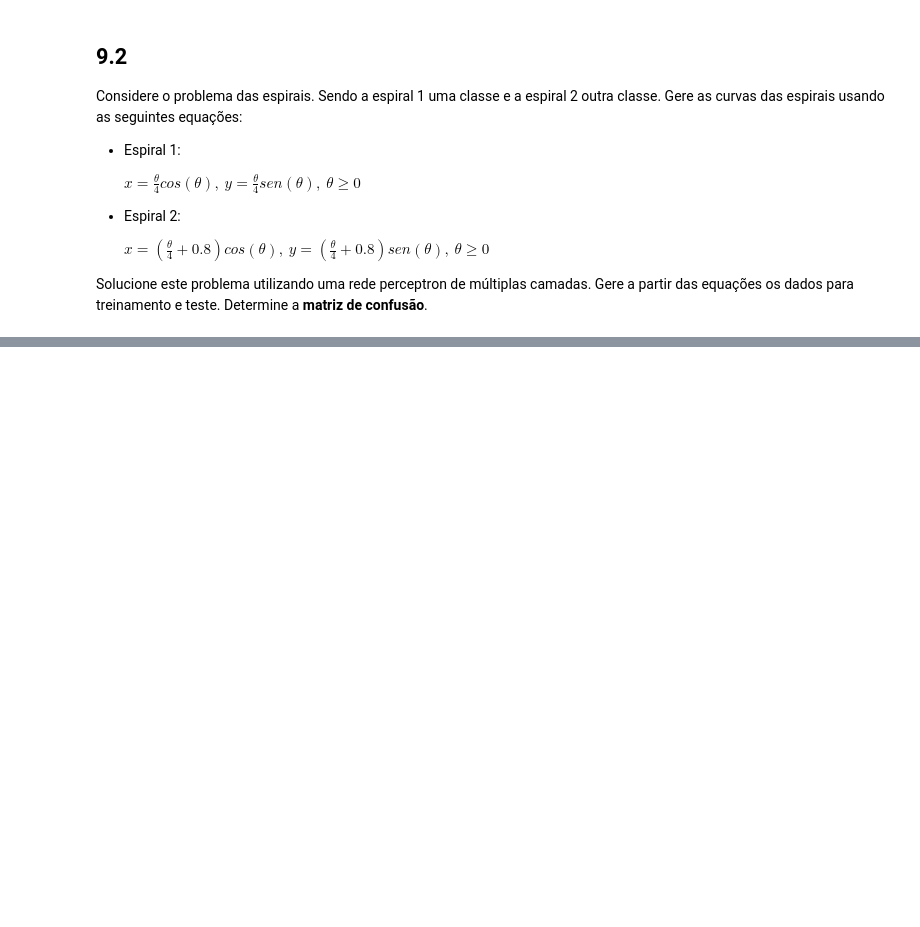
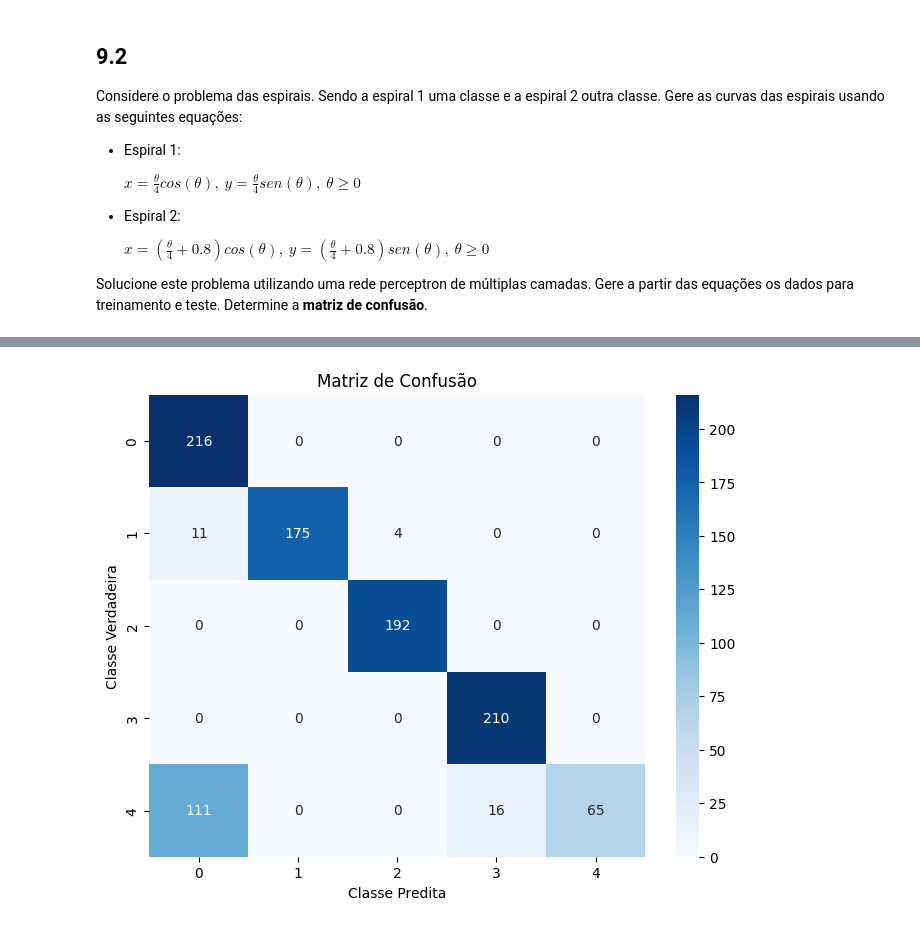
Before and after one commit to thiagotheiry05/Discicplinas-do-Mestrado, a Jupyter notebook: REDES NEURAIS E DEEP LEARNING/UNIDADE1/Questão9Lista1.ipynb, the cells around one changed output, grey strips where cells are left out. Saved outputs shown, nothing was run; the diff lists cells and outputs as text; code cells hidden in the pictures; blank space fills up the shorter version.

```diff
--- a/REDES NEURAIS E DEEP LEARNING/UNIDADE1/Questão9Lista1.ipynb
+++ b/REDES NEURAIS E DEEP LEARNING/UNIDADE1/Questão9Lista1.ipynb
@@ -298,0 +288,26 @@ Matriz de Confusão:
+# %%
+num_samples_per_class = 1000
+num_classes = 5
+
+X = []
+y = []
+
+for i in range(num_classes):
+    radius = np.random.uniform(0, 1)
+    theta = np.random.uniform(i*np.pi/2, (i+1)*np.pi/2, num_samples_per_class)
+    x = radius * np.cos(theta)
+    y_ = radius * np.sin(theta)
+    X.extend(list(zip(x, y_)))
+    y.extend([i] * num_samples_per_class)
+
+X = np.array(X)
+y = np.array(y)
+
+X_train, X_val, y_train, y_val = train_test_split(X, y, test_size=0.2, random_state=42)
+
+# Treinar o Perceptron
+perceptron = Perceptron()
+perceptron.fit(X_train, y_train)
+
+# Fazer previsões no conjunto de validação
+y_pred = perceptron.predict(X_val)
@@ -298,0 +332,13 @@ Matriz de Confusão:
+# %%
+# Calcular matriz de confusão
+conf_matrix = confusion_matrix(y_val, y_pred)
+
+# Plotar matriz de confusão com seaborn
+plt.figure(figsize=(8, 6))
+sns.heatmap(conf_matrix, annot=True, fmt="d", cmap="Blues")
+plt.title('Matriz de Confusão')
+plt.xlabel('Classe Predita')
+plt.ylabel('Classe Verdadeira')
+plt.show()
+# %% [output]
+[figure, added]
```
Also changed, not shown: parts of 21 cells of this notebook.
